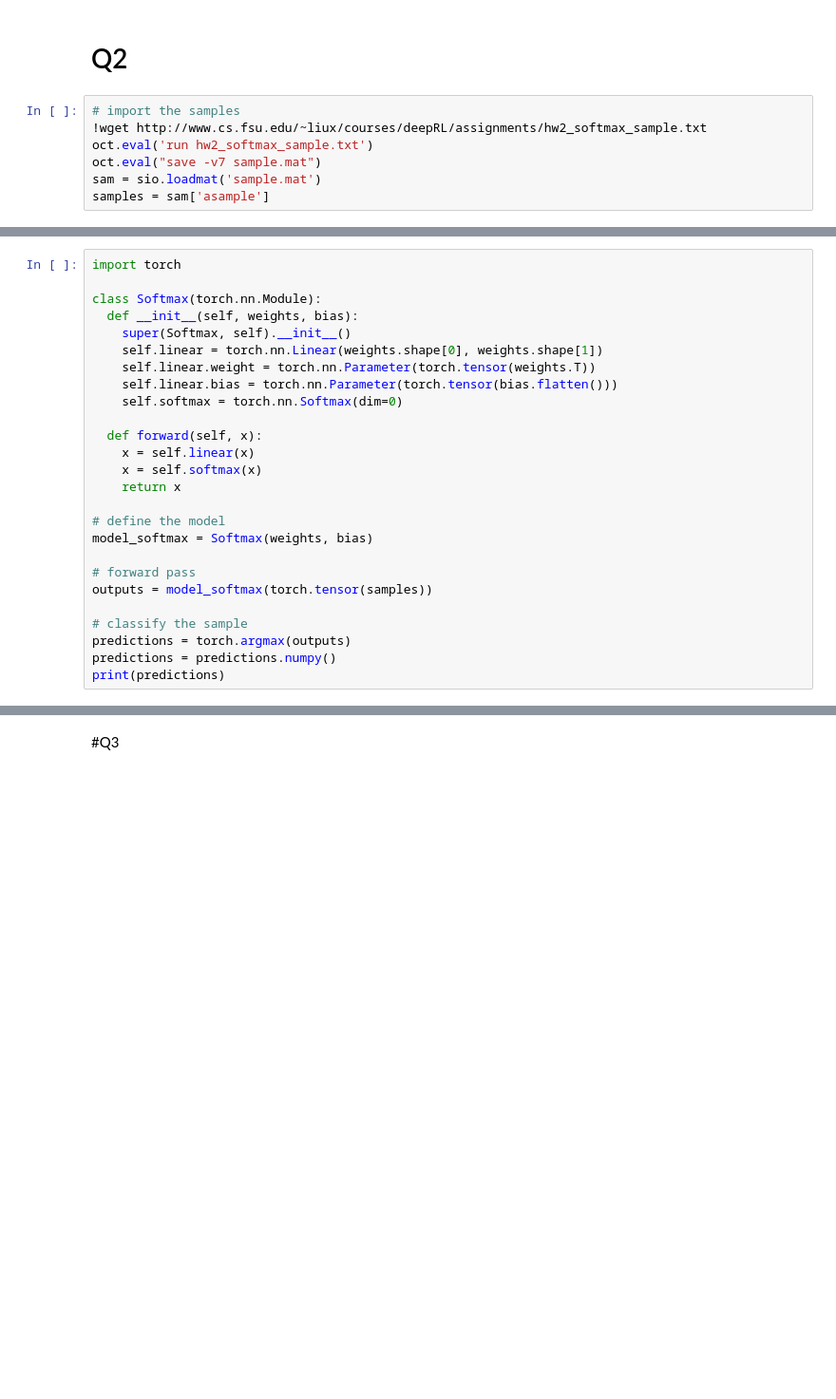
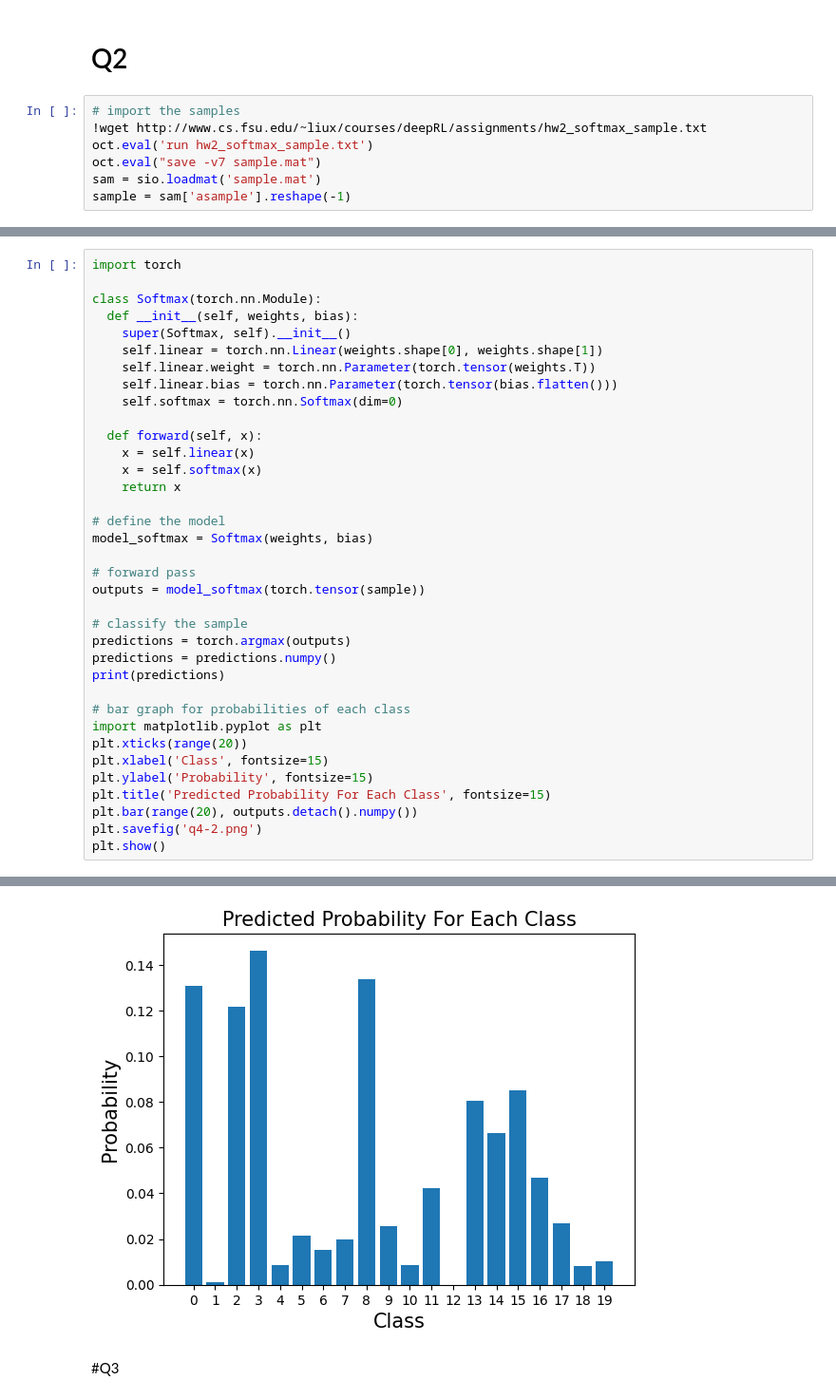
Before and after one commit to mao1756/CAP5619-sp24, a Jupyter notebook: HW1/codes/q3main.ipynb, the cells around one changed output, grey strips where cells are left out. Shown at 95% size. Cells and saved outputs as stored; diff of their text form; blank space fills up the shorter version.

```diff
--- a/HW1/codes/q3main.ipynb
+++ b/HW1/codes/q3main.ipynb
@@ -51,5 +53,5 @@ print(weights.shape)
 oct.eval('run hw2_softmax_sample.txt')
 oct.eval("save -v7 sample.mat")
 sam = sio.loadmat('sample.mat')
-samples = sam['asample']
+sample = sam['asample'].reshape(-1)
 # %% [output]
@@ -68,31 +68,42 @@ samples = samples.reshape(-1)
 # %%
 import torch
 
 class Softmax(torch.nn.Module):
   def __init__(self, weights, bias):
     super(Softmax, self).__init__()
     self.linear = torch.nn.Linear(weights.shape[0], weights.shape[1])
     self.linear.weight = torch.nn.Parameter(torch.tensor(weights.T))
     self.linear.bias = torch.nn.Parameter(torch.tensor(bias.flatten()))
     self.softmax = torch.nn.Softmax(dim=0)
 
   def forward(self, x):
     x = self.linear(x)
     x = self.softmax(x)
     return x
 
 # define the model
 model_softmax = Softmax(weights, bias)
 
 # forward pass
-outputs = model_softmax(torch.tensor(samples))
+outputs = model_softmax(torch.tensor(sample))
 
 # classify the sample
 predictions = torch.argmax(outputs)
 predictions = predictions.numpy()
 print(predictions)
+
+# bar graph for probabilities of each class
+import matplotlib.pyplot as plt
+plt.xticks(range(20))
+plt.xlabel('Class', fontsize=15)
+plt.ylabel('Probability', fontsize=15)
+plt.title('Predicted Probability For Each Class', fontsize=15)
+plt.bar(range(20), outputs.detach().numpy())
+plt.savefig('q4-2.png')
+plt.show()
 # %% [output]
 3
+[figure, added]
 # %% [markdown]
 #Q3
 # %%
```
Also changed, not shown: parts of 11 cells of this notebook.
